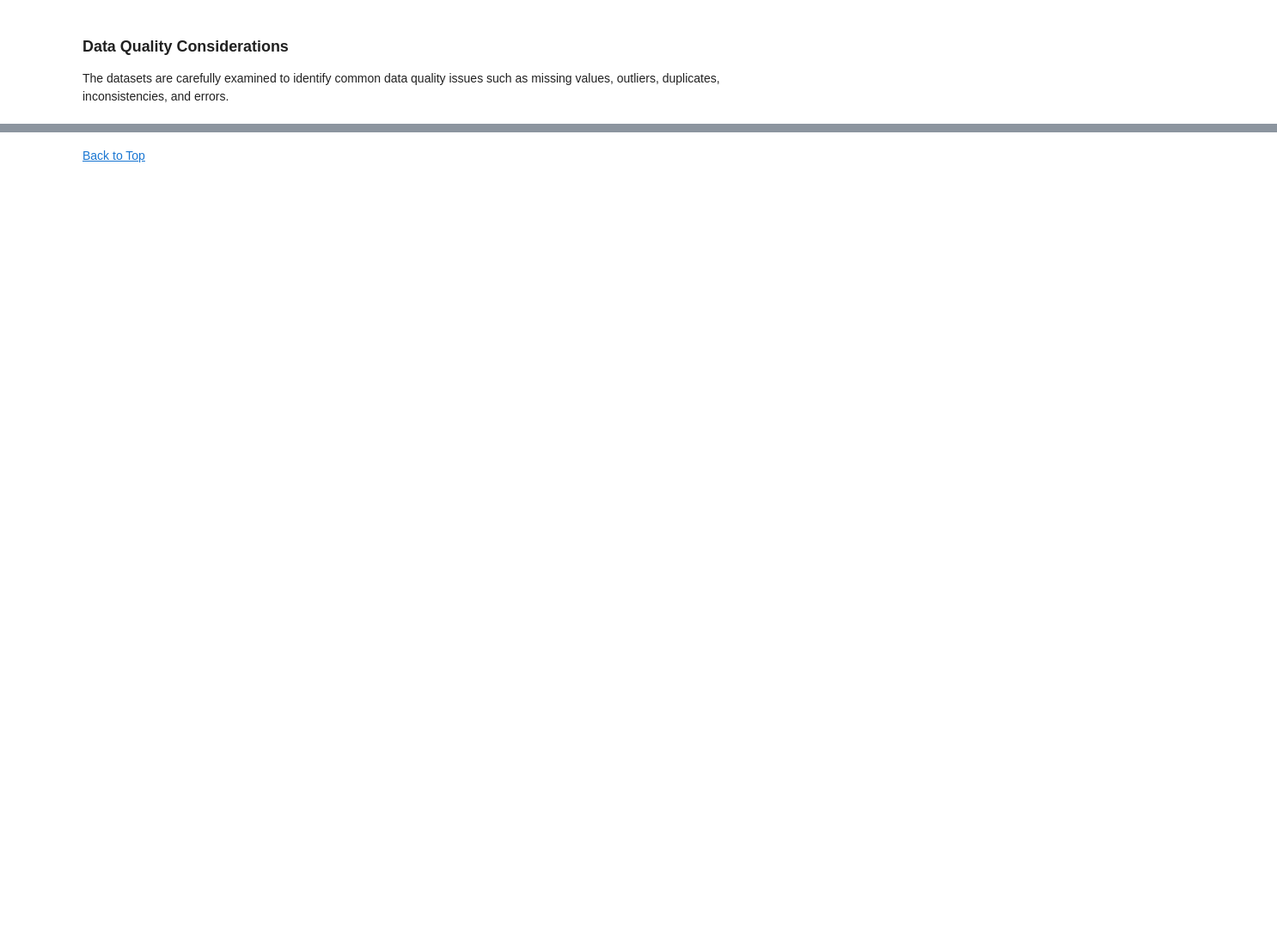
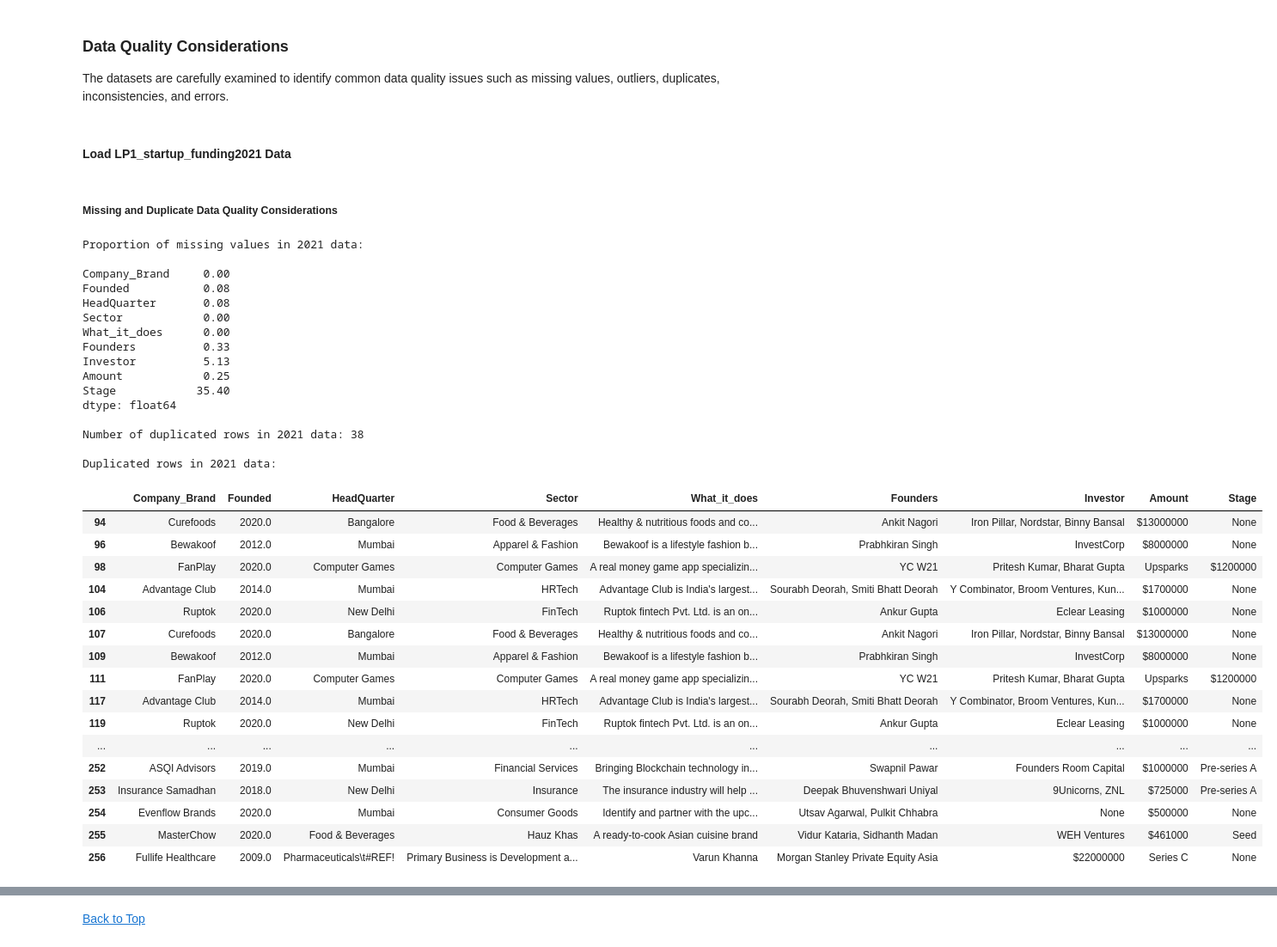
Before and after one commit to ganing12/LP1_Data_Analytics_Project, a Jupyter notebook: Notebook/LP1_Data_Analytics_Project.ipynb, the cells around one changed output, grey strips where cells are left out. Shown at 86% size. Drawn from its saved outputs; the diff is of its cells as text; code cells hidden in the pictures; blank space fills up the shorter version.

```diff
--- a/Notebook/LP1_Data_Analytics_Project.ipynb
+++ b/Notebook/LP1_Data_Analytics_Project.ipynb
@@ -381,3 +396,58 @@ memory usage: 24.8+ KB
 # %% [markdown]
 ### Data Quality Considerations
 The datasets are carefully examined to identify common data quality issues such as missing values, outliers, duplicates, inconsistencies, and errors.
+# %% [markdown]
+#### Load LP1_startup_funding2021 Data
+# %% [markdown]
+##### Missing and Duplicate Data Quality Considerations
+# %%
+# Determine the proportion of missing values
+missing_percentage_21 = (df2021.isnull().mean() * 100).round(2)
+
+# Check for duplicated values
+duplicate_count_21 = df2021.duplicated(subset=None, keep=False).sum()
+
+# Display duplicated rows if any
+duplicated_rows_21 = df2021[df2021.duplicated(subset=None, keep=False)]
+
+# Display Results
+print("Proportion of missing values in 2021 data:")
+print()
+print(missing_percentage_21)
+print("\nNumber of duplicated rows in 2021 data:", duplicate_count_21)
+print("\nDuplicated rows in 2021 data:")
+duplicated_rows_21
+# %% [output]
+Proportion of missing values in 2021 data:
+
+Company_Brand     0.00
+Founded           0.08
+HeadQuarter       0.08
+Sector            0.00
+What_it_does      0.00
+Founders          0.33
+Investor          5.13
+Amount            0.25
+Stage            35.40
+dtype: float64
+
+Number of duplicated rows in 2021 data: 38
+
+Duplicated rows in 2021 data:
+|  | Company_Brand | Founded | HeadQuarter | Sector | What_it_does | Founders | Investor | Amount | Stage |
+| 94 | Curefoods | 2020.0 | Bangalore | Food & Beverages | Healthy & nutritious foods and co... | Ankit Nagori | Iron Pillar, Nordstar, Binny Bansal | $13000000 | None |
+| 96 | Bewakoof | 2012.0 | Mumbai | Apparel & Fashion | Bewakoof is a lifestyle fashion b... | Prabhkiran Singh | InvestCorp | $8000000 | None |
+| 98 | FanPlay | 2020.0 | Computer Games | Computer Games | A real money game app specializin... | YC W21 | Pritesh Kumar, Bharat Gupta | Upsparks | $1200000 |
+| 104 | Advantage Club | 2014.0 | Mumbai | HRTech | Advantage Club is India's largest... | Sourabh Deorah, Smiti Bhatt Deorah | Y Combinator, Broom Ventures, Kun... | $1700000 | None |
+| 106 | Ruptok | 2020.0 | New Delhi | FinTech | Ruptok fintech Pvt. Ltd. is an on... | Ankur Gupta | Eclear Leasing | $1000000 | None |
+| 107 | Curefoods | 2020.0 | Bangalore | Food & Beverages | Healthy & nutritious foods and co... | Ankit Nagori | Iron Pillar, Nordstar, Binny Bansal | $13000000 | None |
+| 109 | Bewakoof | 2012.0 | Mumbai | Apparel & Fashion | Bewakoof is a lifestyle fashion b... | Prabhkiran Singh | InvestCorp | $8000000 | None |
+| 111 | FanPlay | 2020.0 | Computer Games | Computer Games | A real money game app specializin... | YC W21 | Pritesh Kumar, Bharat Gupta | Upsparks | $1200000 |
+| 117 | Advantage Club | 2014.0 | Mumbai | HRTech | Advantage Club is India's largest... | Sourabh Deorah, Smiti Bhatt Deorah | Y Combinator, Broom Ventures, Kun... | $1700000 | None |
+| 119 | Ruptok | 2020.0 | New Delhi | FinTech | Ruptok fintech Pvt. Ltd. is an on... | Ankur Gupta | Eclear Leasing | $1000000 | None |
+| ... | ... | ... | ... | ... | ... | ... | ... | ... | ... |
+| 252 | ASQI Advisors | 2019.0 | Mumbai | Financial Services | Bringing Blockchain technology in... | Swapnil Pawar | Founders Room Capital | $1000000 | Pre-series A |
+| 253 | Insurance Samadhan | 2018.0 | New Delhi | Insurance | The insurance industry will help ... | Deepak Bhuvenshwari Uniyal | 9Unicorns, ZNL | $725000 | Pre-series A |
+| 254 | Evenflow Brands | 2020.0 | Mumbai | Consumer Goods | Identify and partner with the upc... | Utsav Agarwal, Pulkit Chhabra | None | $500000 | None |
+| 255 | MasterChow | 2020.0 | Food & Beverages | Hauz Khas | A ready-to-cook Asian cuisine brand | Vidur Kataria, Sidhanth Madan | WEH Ventures | $461000 | Seed |
+| 256 | Fullife Healthcare | 2009.0 | Pharmaceuticals\t#REF! | Primary Business is Development a... | Varun Khanna | Morgan Stanley Private Equity Asia | $22000000 | Series C | None |
```
Also changed, not shown: parts of 47 cells of this notebook, 2 other files.
